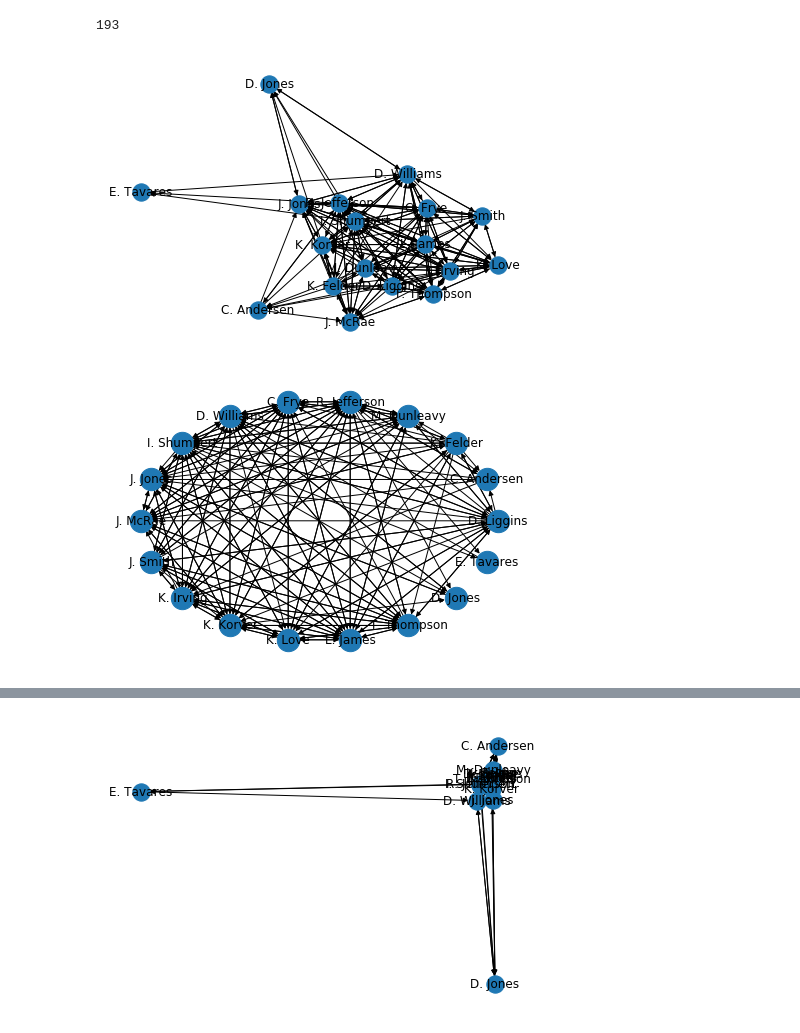
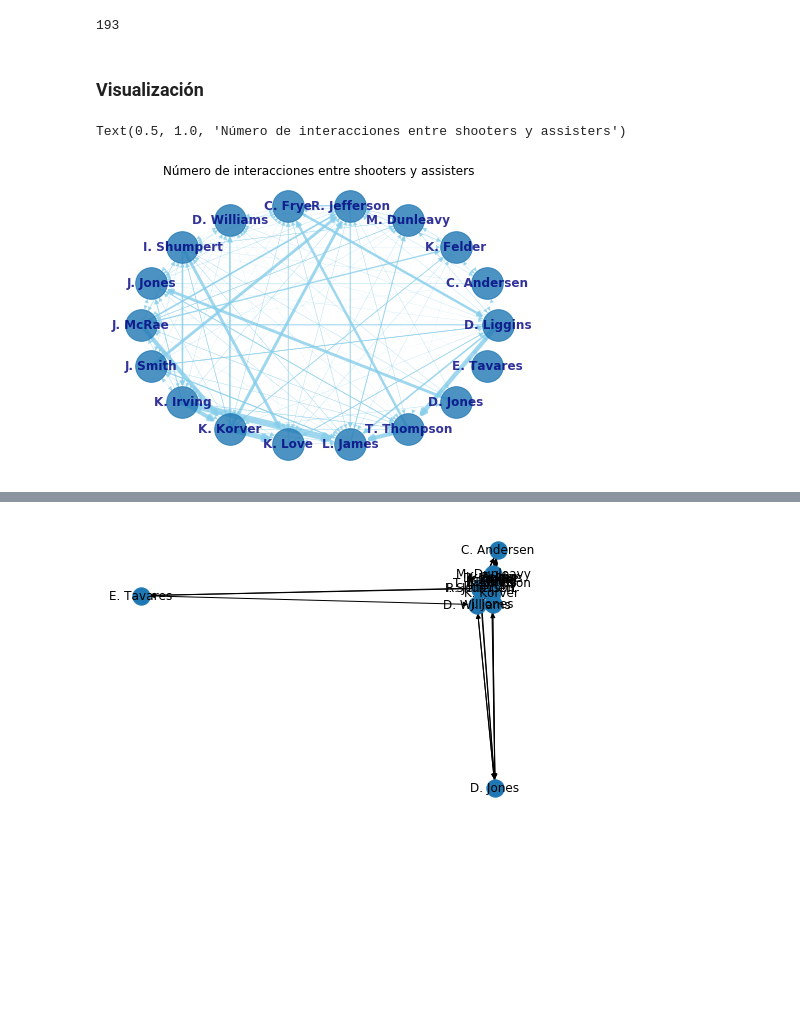
Before and after one commit to Millan13/Moneyball-NBA, a Jupyter notebook: Notebooks/Analisis_pagerank.ipynb, the cells around one changed output, grey strips where cells are left out. Cells and saved outputs as stored; diff of their text form; code cells hidden in the pictures; blank space fills up the shorter version.

```diff
--- a/Notebooks/Analisis_pagerank.ipynb
+++ b/Notebooks/Analisis_pagerank.ipynb
@@ -419,15 +408,17 @@ G.number_of_nodes()
 G.number_of_edges()
 # %% [output]
 193
-# %%
-nx.draw(G,with_labels = True)
-# %% [output]
-[figure, removed]
-# %%
-plt.clf()
-nx.draw_circular(G,node_size=500,with_labels = True)
-# %% [output]
-[figure, removed]
+# %% [markdown]
+### Visualización
+# %%
+plt.clf()
+nx.draw_circular(G,node_size=1000,arrows=True,alpha = 0.8,
+                 edge_color='skyblue', width=list(df_CLE['count']/25), edge_cmap=plt.cm.Blues,
+                 with_labels = True,font_size=12, font_color="navy", font_weight="bold")
+plt.title("Número de interacciones entre shooters y assisters")
+# %% [output]
+Text(0.5, 1.0, 'Número de interacciones entre shooters y assisters')
+[figure, added]
 # %%
 plt.clf()
 nx.draw_random(G,with_labels = True)
```
Also changed, not shown: parts of 19 cells of this notebook.
